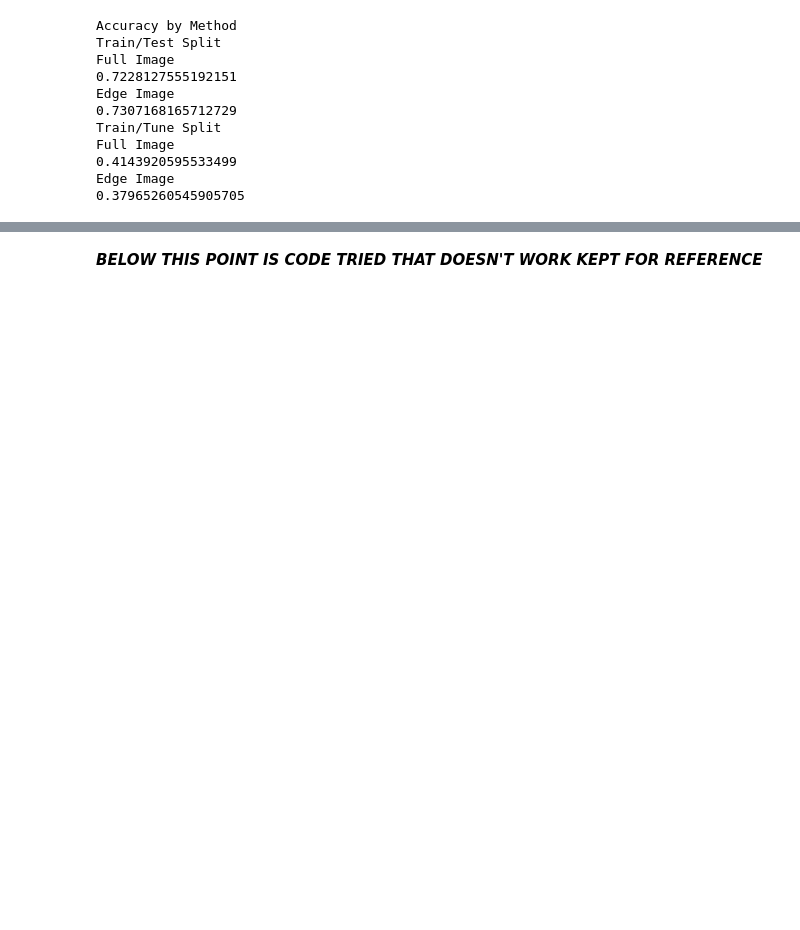
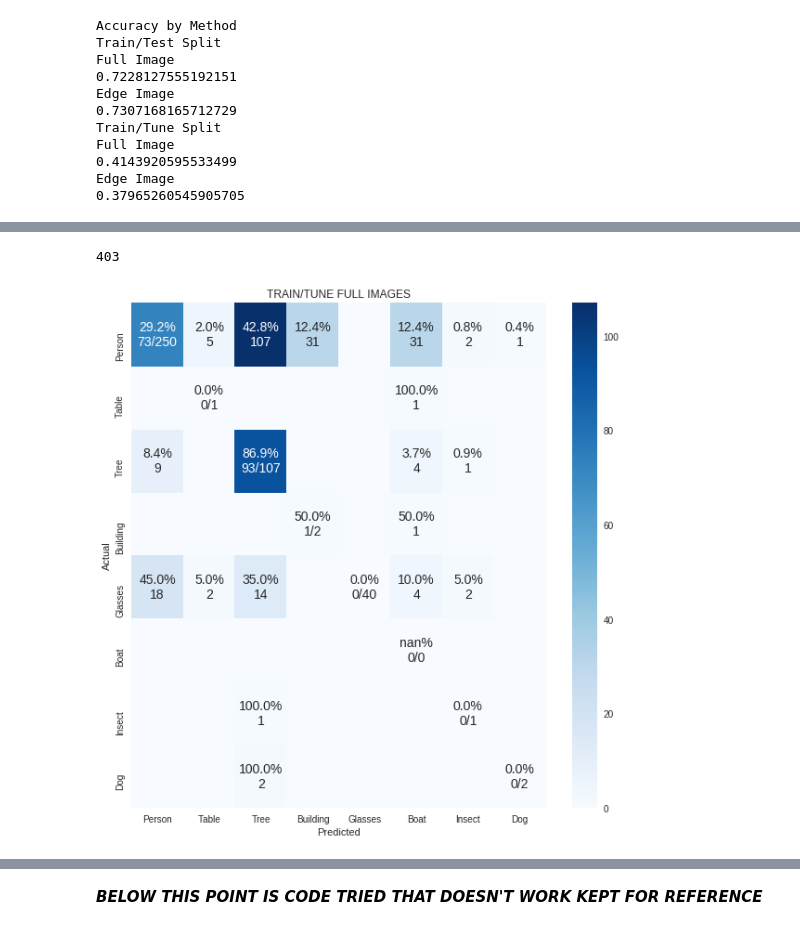
Before and after one commit to cabincabin/MLRobustClassifier, a Jupyter notebook: notebooks/results_analysis.ipynb, the cells around one changed output, grey strips where cells are left out. Saved outputs shown, nothing was run; the diff lists cells and outputs as text; code cells hidden in the pictures; blank space fills up the shorter version.

```diff
--- a/notebooks/results_analysis.ipynb
+++ b/notebooks/results_analysis.ipynb
@@ -670,0 +711,14 @@ cm_analysis(y_true, y_pred, filename, labels, ymap=None, figsize=(10,10)):
+# %%
+imageid,correct_label, predicted_label=import_results(results_fImg_256_tune)
+y_true=[]
+y_pred=[]
+for val in correct_label:
+  y_true.append(str_labels[val])
+
+for val in predicted_label:
+  y_pred.append(str_labels[val])
+
+cm_analysis(y_true, y_pred, str_labels,'TRAIN/TUNE FULL IMAGES' , ymap=None, figsize=(10,10))
+# %% [output]
+403
+[figure, added]
```
Also changed, not shown: parts of 8 cells of this notebook.
